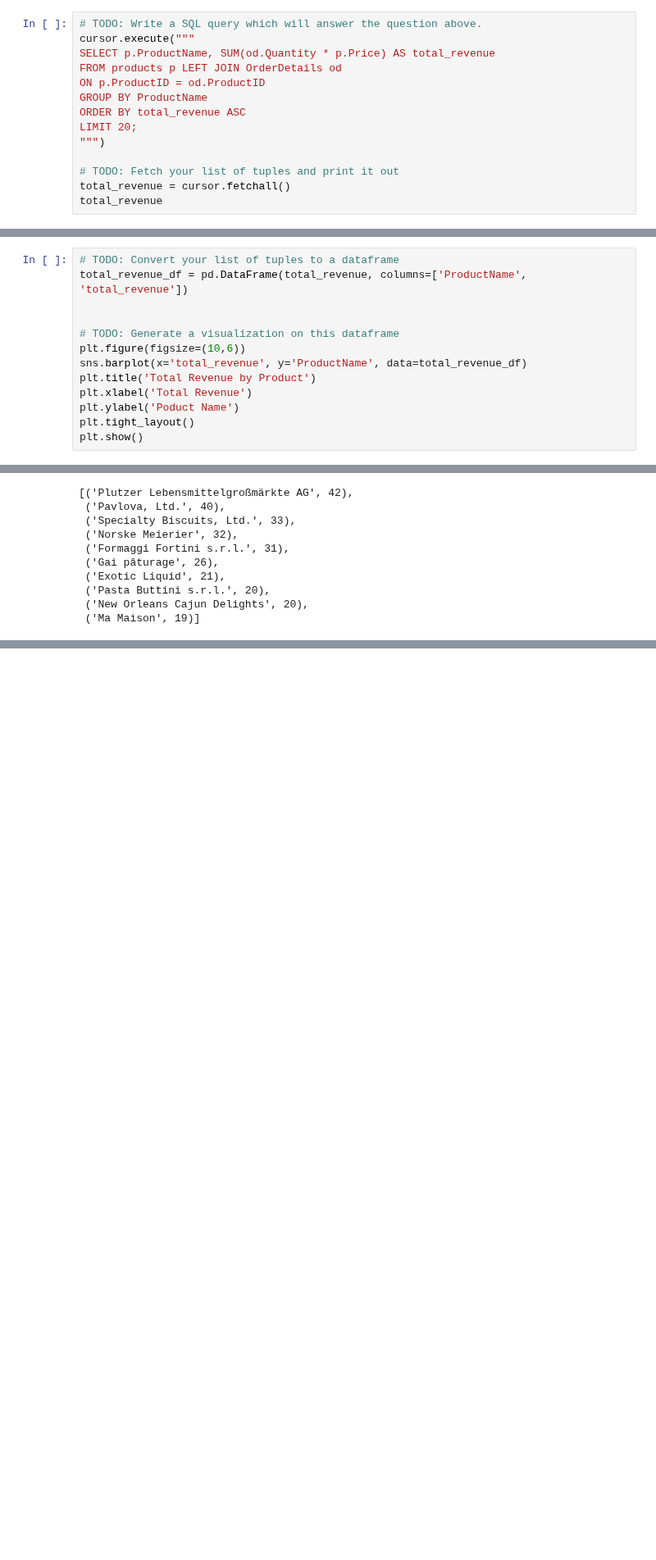
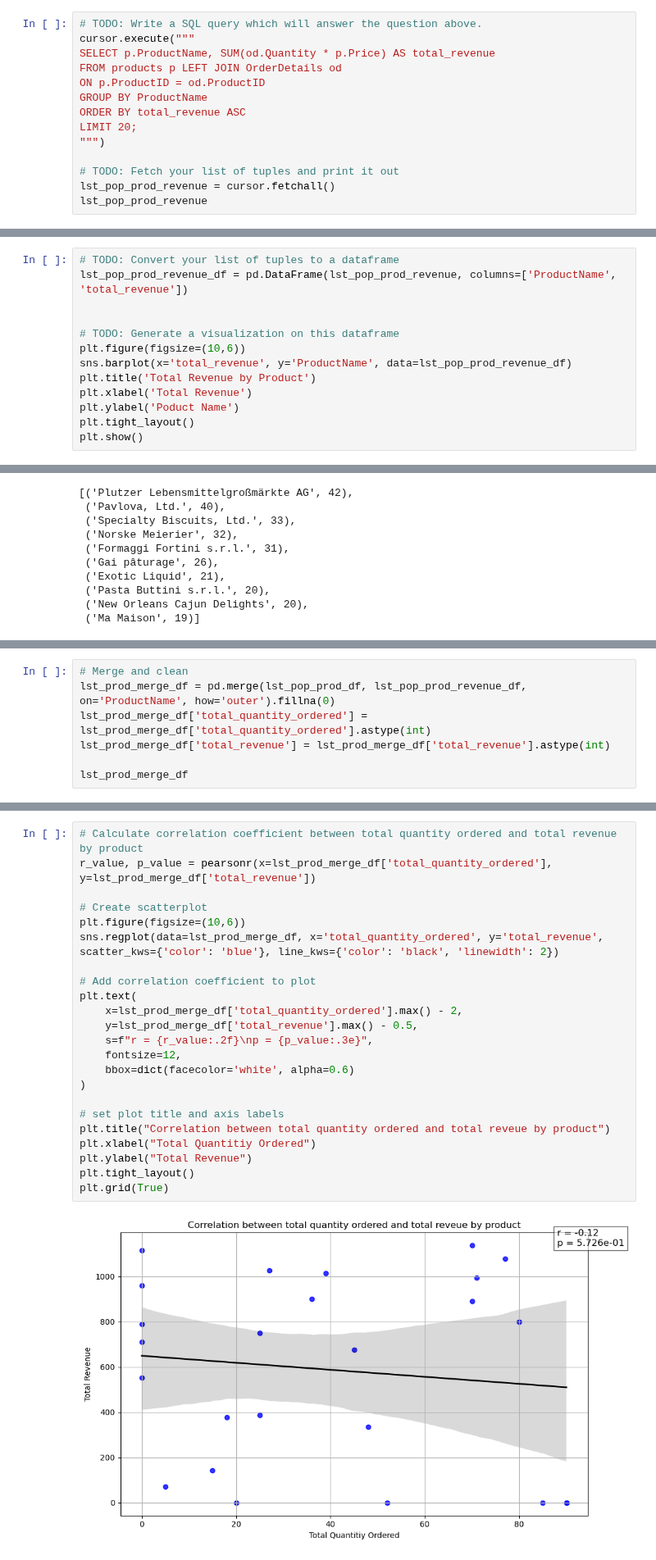
Before and after one commit to DataEden/The-Knowledge-House-2025, a Jupyter notebook: T-Labs/adhoc-sql/adhoc_report.ipynb, the cells around one changed output, grey strips where cells are left out. Shown at 82% size. Cells and saved outputs as stored; diff of their text form; blank space fills up the shorter version.

```diff
--- a/T-Labs/adhoc-sql/adhoc_report.ipynb
+++ b/T-Labs/adhoc-sql/adhoc_report.ipynb
@@ -230,8 +230,8 @@ LIMIT 20;
 """)
 
 # TODO: Fetch your list of tuples and print it out
-total_revenue = cursor.fetchall()
-total_revenue
+lst_pop_prod_revenue = cursor.fetchall()
+lst_pop_prod_revenue
 # %% [output]
 [('Laughing Lumberjack Lager', 70),
  ('Røgede sild', 142.5),
@@ -255,12 +255,12 @@ total_revenue
  ('Valkoinen suklaa', 1137.5)]
 # %%
 # TODO: Convert your list of tuples to a dataframe
-total_revenue_df = pd.DataFrame(total_revenue, columns=['ProductName', 'total_revenue'])
+lst_pop_prod_revenue_df = pd.DataFrame(lst_pop_prod_revenue, columns=['ProductName', 'total_revenue'])
 
 
 # TODO: Generate a visualization on this dataframe
 plt.figure(figsize=(10,6))
-sns.barplot(x='total_revenue', y='ProductName', data=total_revenue_df)
+sns.barplot(x='total_revenue', y='ProductName', data=lst_pop_prod_revenue_df)
 plt.title('Total Revenue by Product')
 plt.xlabel('Total Revenue')
 plt.ylabel('Poduct Name')
@@ -454,0 +522,7 @@ plt.grid(True)
+# %%
+# Merge and clean
+lst_prod_merge_df = pd.merge(lst_pop_prod_df, lst_pop_prod_revenue_df, on='ProductName', how='outer').fillna(0)
+lst_prod_merge_df['total_quantity_ordered'] = lst_prod_merge_df['total_quantity_ordered'].astype(int)
+lst_prod_merge_df['total_revenue'] = lst_prod_merge_df['total_revenue'].astype(int)
+
+lst_prod_merge_df
@@ -455,3 +547,28 @@ plt.grid(True)
+# %%
+# Calculate correlation coefficient between total quantity ordered and total revenue by product
+r_value, p_value = pearsonr(x=lst_prod_merge_df['total_quantity_ordered'], y=lst_prod_merge_df['total_revenue'])
+
+# Create scatterplot
+plt.figure(figsize=(10,6))
+sns.regplot(data=lst_prod_merge_df, x='total_quantity_ordered', y='total_revenue', scatter_kws={'color': 'blue'}, line_kws={'color': 'black', 'linewidth': 2})
+
+# Add correlation coefficient to plot
+plt.text(
+    x=lst_prod_merge_df['total_quantity_ordered'].max() - 2,
+    y=lst_prod_merge_df['total_revenue'].max() - 0.5,
+    s=f"r = {r_value:.2f}\np = {p_value:.3e}",
+    fontsize=12,
+    bbox=dict(facecolor='white', alpha=0.6)
+)
+
+# set plot title and axis labels
+plt.title("Correlation between total quantity ordered and total reveue by product")
+plt.xlabel("Total Quantitiy Ordered")
+plt.ylabel("Total Revenue")
+plt.tight_layout()
+plt.grid(True)
+# %% [output]
+[figure, added]
 # %% [markdown]
 ## Report
 
```
Also changed, not shown: parts of 10 cells of this notebook.
